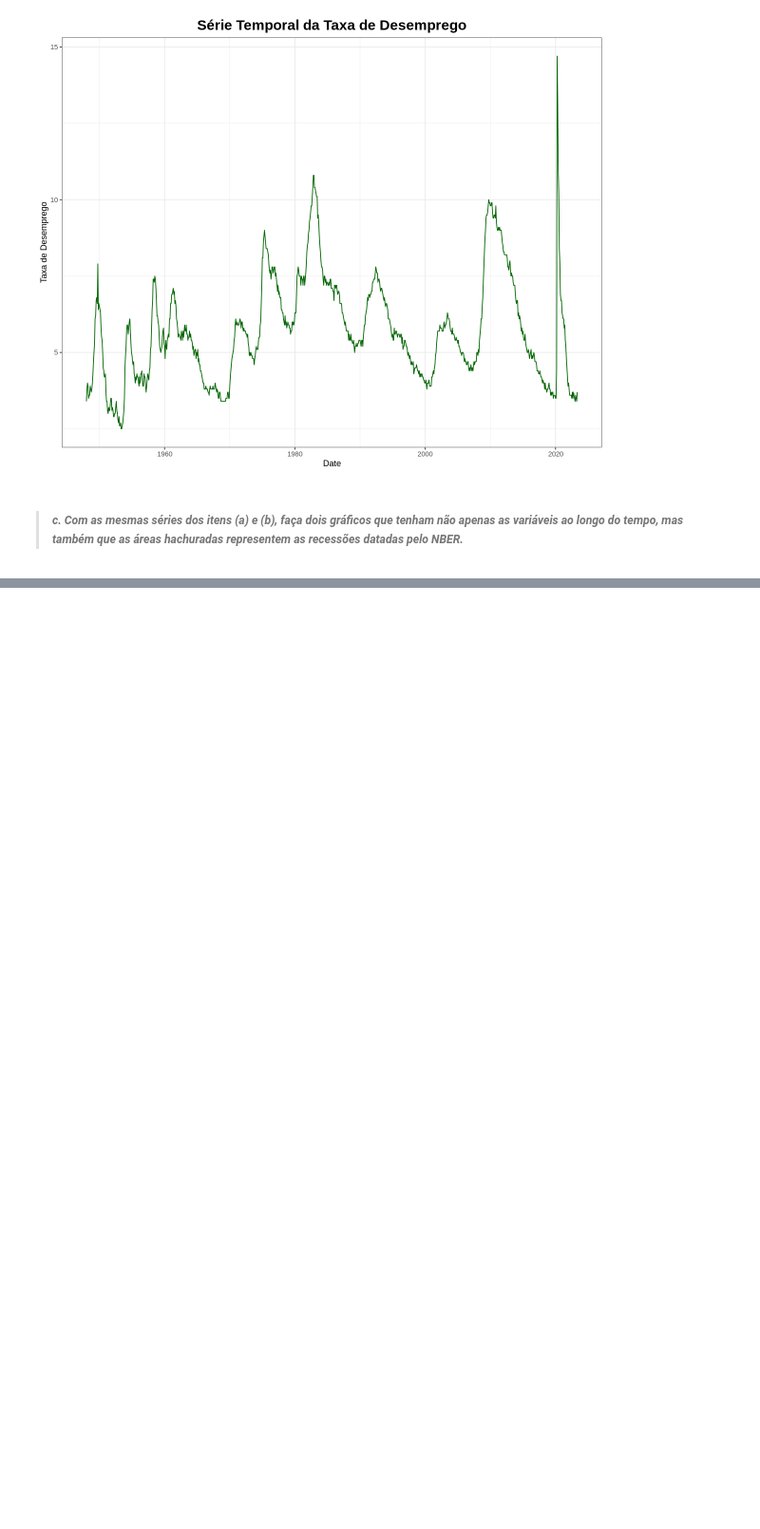
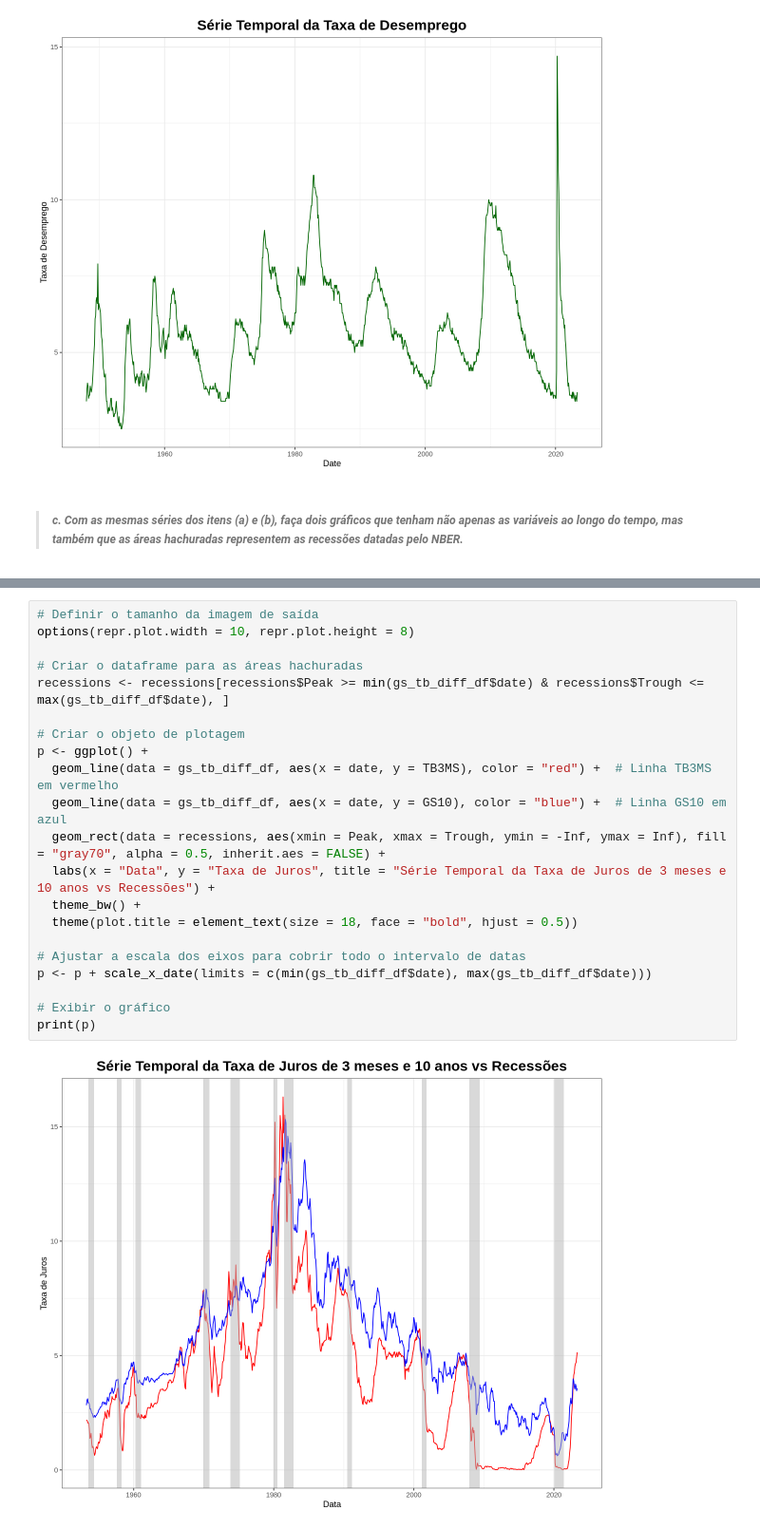
Before and after one commit to matheusrmorgado/econometria-aplicada, a Jupyter notebook: r-notebooks/aula-03.ipynb, the cells around one changed output, grey strips where cells are left out. Shown at 95% size. Drawn from its saved outputs; the diff is of its cells as text; blank space fills up the shorter version.

```diff
--- a/r-notebooks/aula-03.ipynb
+++ b/r-notebooks/aula-03.ipynb
@@ -189,3 +171,26 @@ colClasses=c('Date', 'Date'), header=TRUE)
+# %%
+# Definir o tamanho da imagem de saída
+options(repr.plot.width = 10, repr.plot.height = 8)
+
+# Criar o dataframe para as áreas hachuradas
+recessions <- recessions[recessions$Peak >= min(gs_tb_diff_df$date) & recessions$Trough <= max(gs_tb_diff_df$date), ]
+
+# Criar o objeto de plotagem
+p <- ggplot() +
+  geom_line(data = gs_tb_diff_df, aes(x = date, y = TB3MS), color = "red") +  # Linha TB3MS em vermelho
+  geom_line(data = gs_tb_diff_df, aes(x = date, y = GS10), color = "blue") +  # Linha GS10 em azul
+  geom_rect(data = recessions, aes(xmin = Peak, xmax = Trough, ymin = -Inf, ymax = Inf), fill = "gray70", alpha = 0.5, inherit.aes = FALSE) +
+  labs(x = "Data", y = "Taxa de Juros", title = "Série Temporal da Taxa de Juros de 3 meses e 10 anos vs Recessões") +
+  theme_bw() +
+  theme(plot.title = element_text(size = 18, face = "bold", hjust = 0.5))
+
+# Ajustar a escala dos eixos para cobrir todo o intervalo de datas
+p <- p + scale_x_date(limits = c(min(gs_tb_diff_df$date), max(gs_tb_diff_df$date)))
+
+# Exibir o gráfico
+print(p)
+# %% [output]
+[figure, added]
 # %%
 # Definir o tamanho da imagem de saída
 options(repr.plot.width = 10, repr.plot.height = 8)
```
Also changed, not shown: parts of 62 cells of this notebook.
